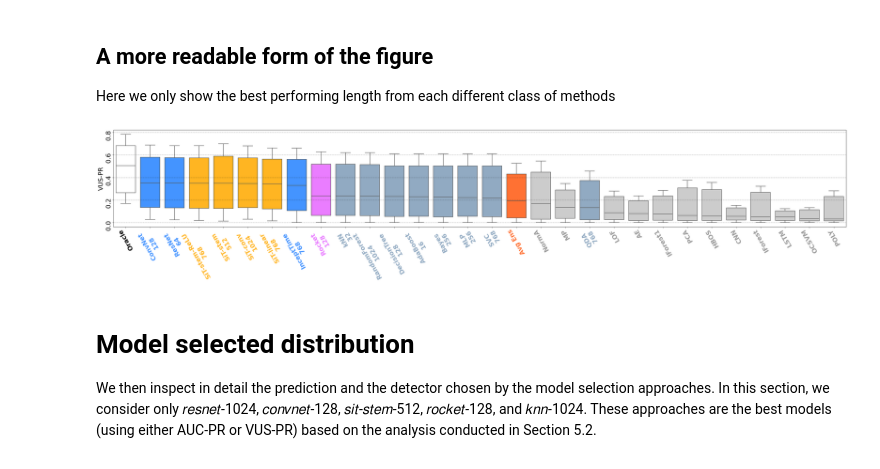
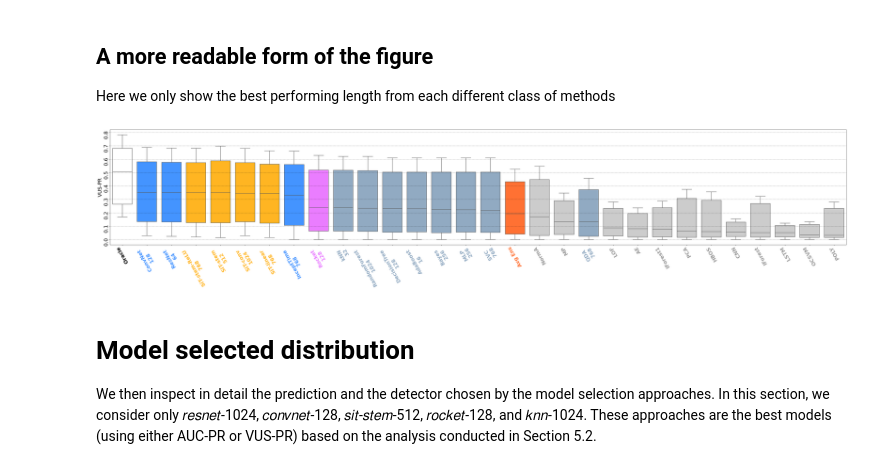
Before and after one commit to boniolp/MSAD, a Jupyter notebook: experiments/accuracy_analysis/Accuracy_Evaluation.ipynb, the cells around one changed output. Cells and saved outputs as stored; diff of their text form; code cells hidden in the pictures.

```diff
--- a/experiments/accuracy_analysis/Accuracy_Evaluation.ipynb
+++ b/experiments/accuracy_analysis/Accuracy_Evaluation.ipynb
@@ -33,6 +33,8 @@ methods_colors = {
 Please select a measure for the analysis. You can choose between VUS_PR and AUC_PR. This file contains the accuracy scores for 496 time series (time series in the test set that where not used for training the model selection methods).
 # %%
 measure_name = 'VUS_PR'
+figure_path = '../../paper_submission_files/figures/{}.svg'
+
 df = pd.read_csv('../../results/accuracy/all_accuracy_{}.csv'.format(measure_name))
 df = df.drop(labels='Unnamed: 0',axis=1)
 
@@ -275,7 +278,7 @@ def rreplace(s, old, new, occurrence=1):
     return new.join(li)
 # %%
 plt.rcParams.update({'font.size': 22})
-plt.figure(figsize=(45, 6))
+plt.figure(figsize=(45, 10))
 plt.grid(color='k', linestyle='--', linewidth=1, alpha=0.4)
 
 order = list(df[all_methods].median().sort_values().index)[::-1]
@@ -306,35 +309,37 @@ for tick_label in g.axes.get_xticklabels():
         tick_label.set_color(methods_colors["sit"])
     elif ('convnet_' in tick_label.get_text()) or ('resnet_' in tick_label.get_text()) or ('inception_' in tick_label.get_text()):
         tick_label.set_color(methods_colors["conv"])
     elif 'rocket_' in tick_label.get_text():
         tick_label.set_color(methods_colors["rocket"])
     elif ('Oracle' in tick_label.get_text()):
         tick_label.set_color("black")
     elif ('Avg Ens' in tick_label.get_text()):
         tick_label.set_color(methods_colors["avg_ens"])
     elif '_'not  in tick_label.get_text():
         tick_label.set_color("#999999")
     else:
         tick_label.set_color(methods_colors["feature_based"])
 
 # Change xtick labels to camera-ready names
 new_xticks_labels = []
 for i, tick_label in enumerate(g.axes.get_xticklabels()):
     method_name = tick_label.get_text()
     if method_name in final_names:
         tick_label.set_text(rreplace(final_names[method_name], '-', '\n'))
     else:
         tick_label.set_text(method_name)
     new_xticks_labels.append(tick_label)
 g.axes.set_xticklabels(new_xticks_labels)
 
 plt.xticks(rotation=120)
 plt.yticks(rotation=90)
 plt.ylabel(final_names[measure_name])
-# plt.tight_layout()
+plt.tight_layout()
+plt.savefig(figure_path.format('overall_results_1'))
 plt.show()
+plt.close()
 # %% [output]
-[figure, old version]
+[figure, new version]
 # %% [markdown]
 # Model selected distribution
 
```
Also changed, not shown: parts of 1 cell of this notebook, 3 other files.
